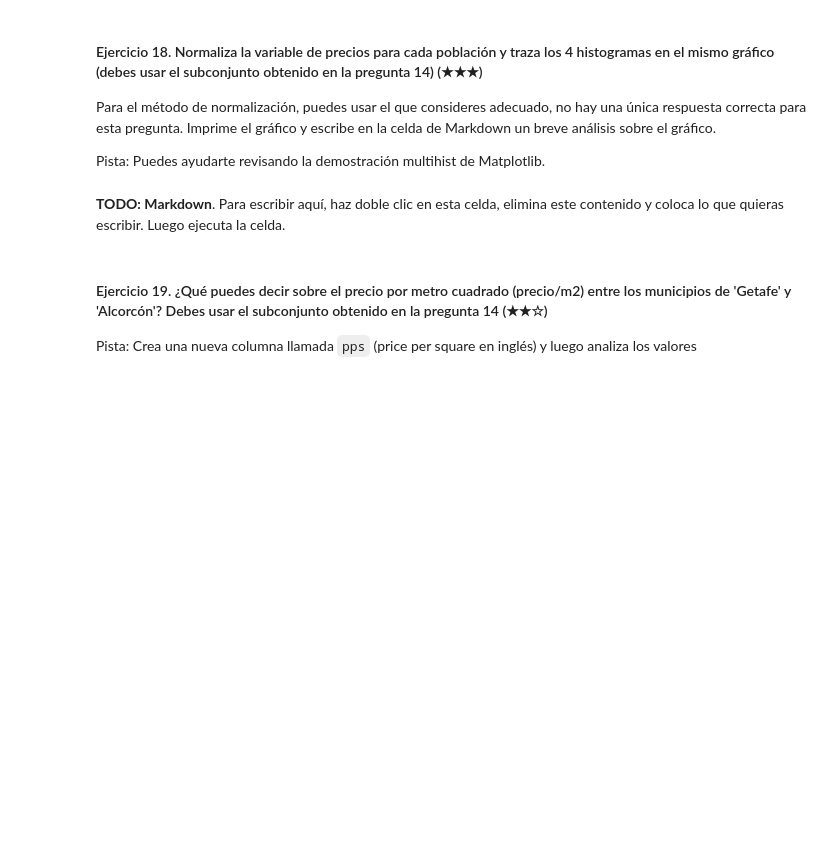
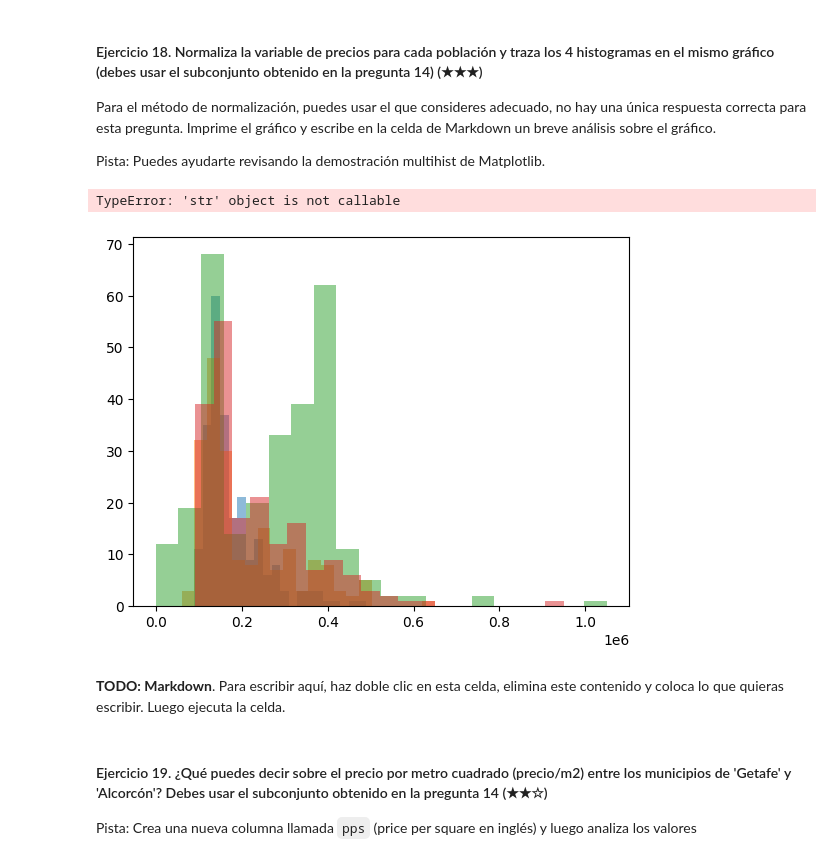
Before and after one commit to 4GeeksAcademy/realestate-datacleanup-exercise, a Jupyter notebook: project.es.ipynb, the cells around one changed output. Cells and saved outputs as stored; diff of their text form; code cells hidden in the pictures; blank space fills up the shorter version.

```diff
--- a/project.es.ipynb
+++ b/project.es.ipynb
@@ -38,3 +40,12 @@ Imprime la dirección y el precio de la casa seleccionada. Por ejemplo:
 `La casa con dirección en Calle del Prado, Nº20 es la más cara y su precio es de 5000000 USD`
 # %%
 # TODO
+ds_precio = ds['price']
+#print(ds_precio)
+#posicion = ds_precio.idxmax()
+#print(posicion)
+#casa_mas_cara = ds.loc[posicion]
+casa_mas_cara = ds.loc[ds_precio.idxmax()]
+direccion = casa_mas_cara['address']
+precio = casa_mas_cara['price']
+print(f'La casa con dirección en {direccion} es la más cara y su precio es de {precio} USD')
@@ -160,6 +387,21 @@ Para el método de normalización, puedes usar el que consideres adecuado, no ha
 Pista: Puedes ayudarte revisando la demostración multihist de Matplotlib.
 # %%
 # TODO
+precio_normalizado =[]
+for city in ["Fuenlabrada", "Leganés", "Getafe", "Alcorcón"]:
+    datos_ciudad = ds_cinturon_sur[ds_cinturon_sur['level5'] == city]
+    precio = datos_ciudad["price"]
+    precio_normalizado = precio-precio.min()/ precio.max() - precio.min()
+    precio_normalizado._append(precio_normalizado)
+    plt.hist(precio, bins=20, alpha=0.5, label=city)
+plt.title('Histograma Normalizado de Precios por Población')
+plt.xlabel('Precio Normalizado')
+plt.ylabel('Frecuencia')
+plt.legend()
+plt.show()
+# %% [output]
+TypeError: 'str' object is not callable
+[figure, added]
 # %% [markdown]
 **TODO: Markdown**. Para escribir aquí, haz doble clic en esta celda, elimina este contenido y coloca lo que quieras escribir. Luego ejecuta la celda.
 # %% [markdown]
```
Also changed, not shown: parts of 20 cells of this notebook.
